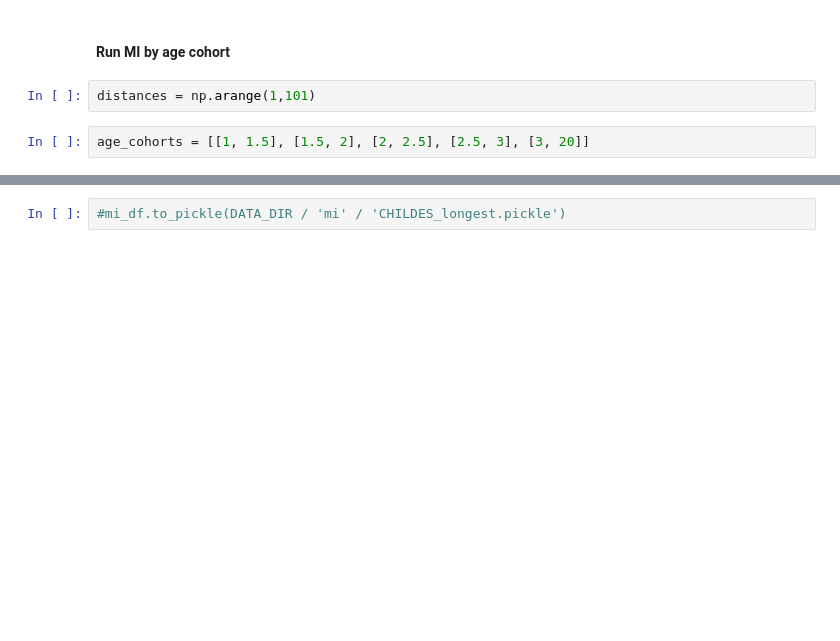
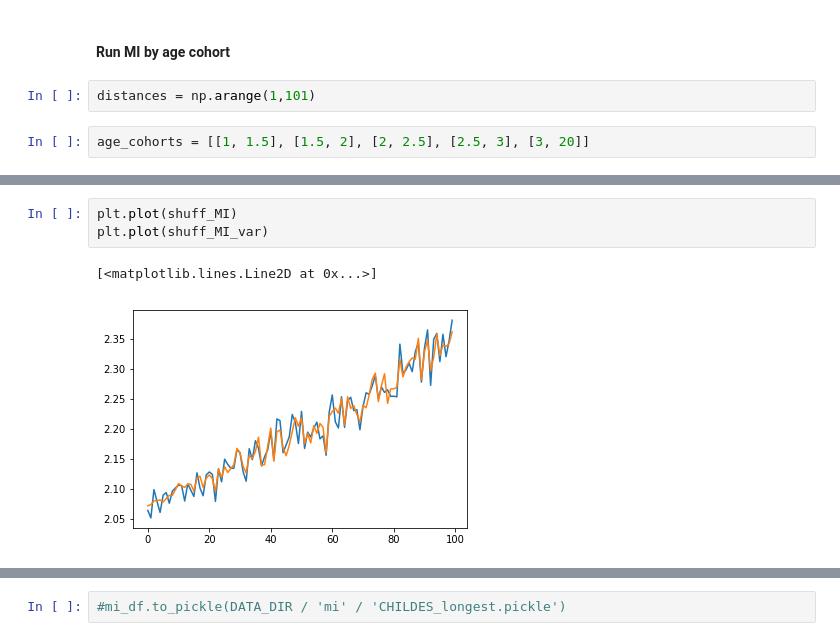
Before and after one commit to timsainb/LongRangeSequentialOrgPaper, a Jupyter notebook: notebooks/childes/2.0-childes-MI-analysis-12months_and_up-longest-sequences-testing-full-seq-len.ipynb, the cells around one changed output, grey strips where cells are left out. Saved outputs shown, nothing was run; the diff lists cells and outputs as text; blank space fills up the shorter version.

```diff
--- a/notebooks/childes/2.0-childes-MI-analysis-12months_and_up-longest-sequences-testing-full-seq-len.ipynb
+++ b/notebooks/childes/2.0-childes-MI-analysis-12months_and_up-longest-sequences-testing-full-seq-len.ipynb
@@ -239,0 +245,6 @@ KeyboardInterrupt:
+# %%
+plt.plot(shuff_MI)
+plt.plot(shuff_MI_var)
+# %% [output]
+[<matplotlib.lines.Line2D at 0x...>]
+[figure, added]
```
Also changed, not shown: parts of 16 cells of this notebook, 51 other files.
